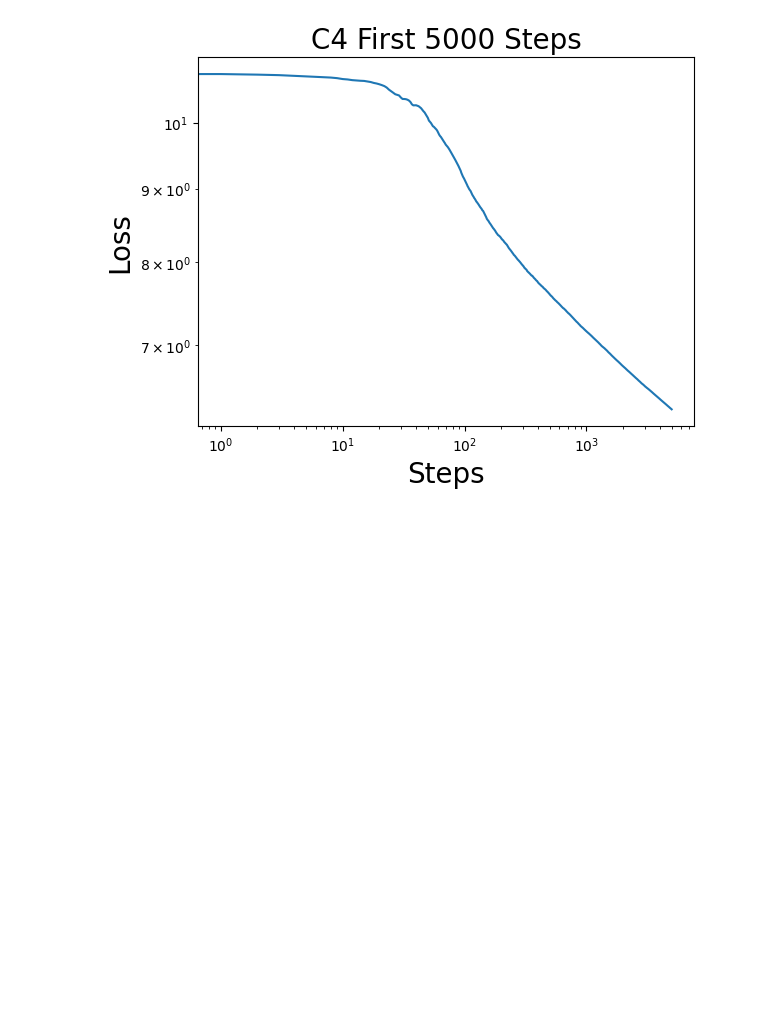
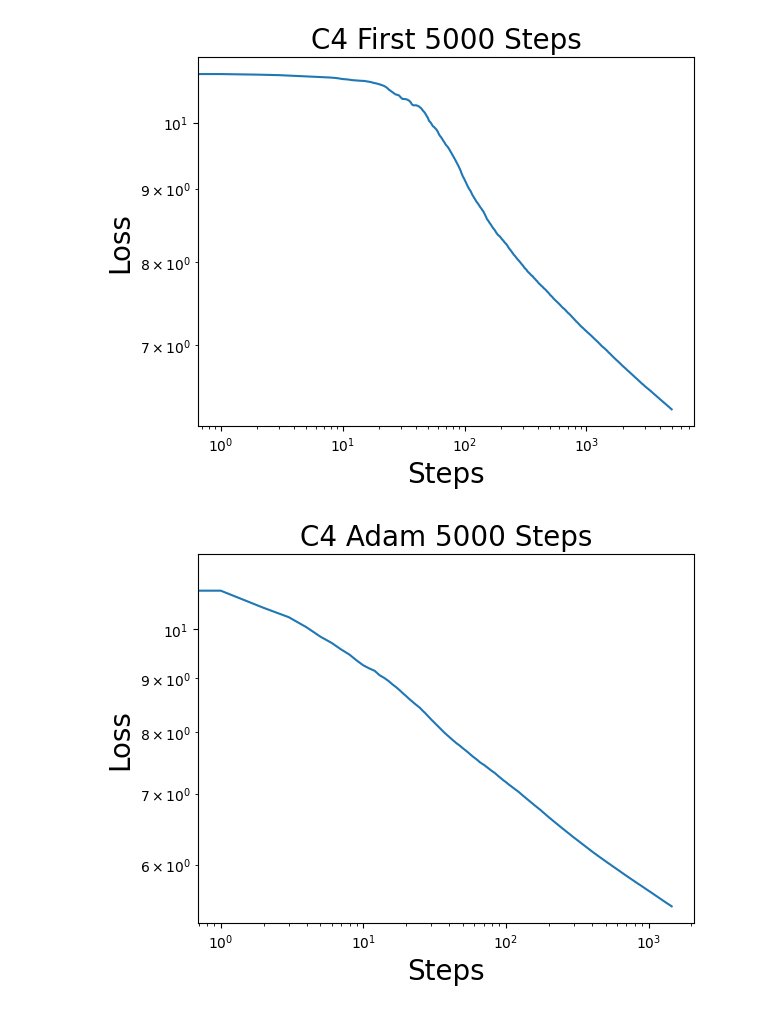
Before and after one commit to Pehlevan-Group/inf_transformer_limits, a Jupyter notebook: language_expts.ipynb, the cells around one changed output. Saved outputs shown, nothing was run; the diff lists cells and outputs as text; code cells hidden in the pictures; blank space fills up the shorter version.

```diff
--- a/language_expts.ipynb
+++ b/language_expts.ipynb
@@ -8,11 +8,11 @@ print(load_dataset('squad', split='train')[0])
 {'id': '5733be284776f41900661182', 'title': 'University_of_Notre_Dame', 'context': 'Architecturally, the school has a Catholic character. Atop the Main Building\'s gold dome is a golden statue of the  ...
 # %%
 MAX_LEN = 128 # length of the context window (consider making this longer)
-BATCH_SIZE = 32 # size of the batches
+BATCH_SIZE = 256 # size of the batches
 
 ds = load_dataset('c4', 'en', split='train', streaming = True)
 #ds = ds.with_format('jax')
-shuff_ds = ds.shuffle(seed = 0, buffer_size = 10000)
+shuff_ds = ds.shuffle(seed = 0, buffer_size = 20000)
 
 tokenizer = GPT2TokenizerFast.from_pretrained("openai-community/gpt2")
 tokenizer.add_special_tokens({'pad_token': '[PAD]'})
@@ -178,14 +182,14 @@ class Transformer(nn.Module):
         x = nn.Dense(features = VOCAB_SIZE, use_bias = False, kernel_init = kif)(x) / N**(1.0-0.5*self.adam_scale)   # for mean field scaling
         return x
 # %%
-dim = 256
+dim = 32
 heads = 12
-depth = 10
+depth = 12
 scale_exp = 1.0
-adam = False
-beta = 4.0
+adam = True
+beta = 6.0
 
-lr = 2.0
+lr = 0.1
 gamma = 0.25
 
 if adam:
@@ -200,7 +204,6 @@ params = model.init(random.PRNGKey(0), jnp.ones((32,128), dtype = jnp.int32))
 loss_fn = jax.jit(lambda params, Xb, yb: optax.softmax_cross_entropy_with_integer_labels(logits=model.apply(params, Xb), labels=yb).mean())
 val_grad_fn = jax.jit(value_and_grad(loss_fn))
 
-
 opt_state = optimizer.init(params)
 
 run_loss = 0.0
@@ -213,6 +216,8 @@ for t,batch in enumerate(dataloader):
     loss, grads = val_grad_fn(params, batch[:,:-1], batch[:,1:])
     updates, opt_state = optimizer.update(grads, opt_state)
     params = optax.apply_updates(params, updates)
+
+    #run_loss = loss
     run_loss =  t/(t+1) * run_loss + 1/(t+1) * loss
     sys.stdout.write(f'\r loss = {run_loss}')
     losses += [run_loss]
@@ -228,3 +234,11 @@ plt.title(f'C4 First {T} Steps',fontsize = 20)
 plt.show()
 # %% [output]
 [figure]
+# %%
+plt.loglog(losses)
+plt.xlabel('Steps', fontsize = 20)
+plt.ylabel('Loss', fontsize = 20)
+plt.title(f'C4 Adam {T} Steps',fontsize = 20)
+plt.show()
+# %% [output]
+[figure, added]
```
Also changed, not shown: parts of 6 cells of this notebook, 2 other files.
